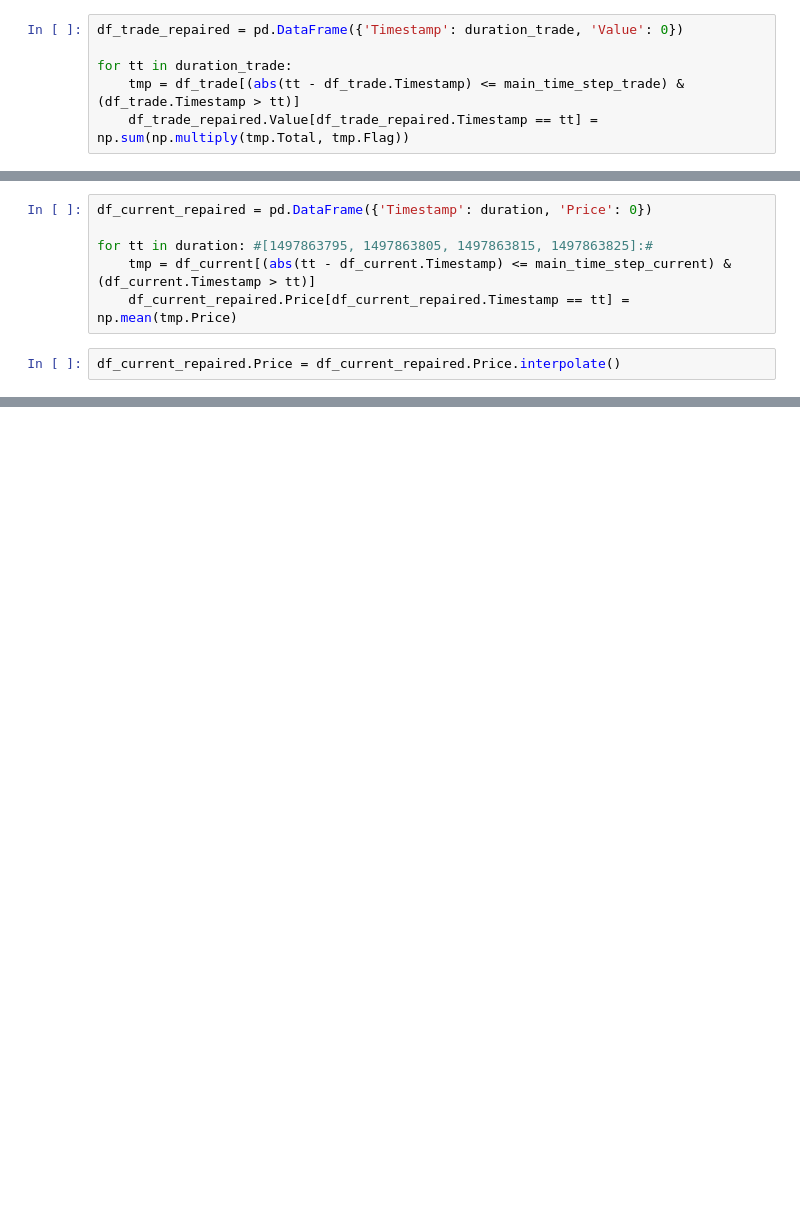
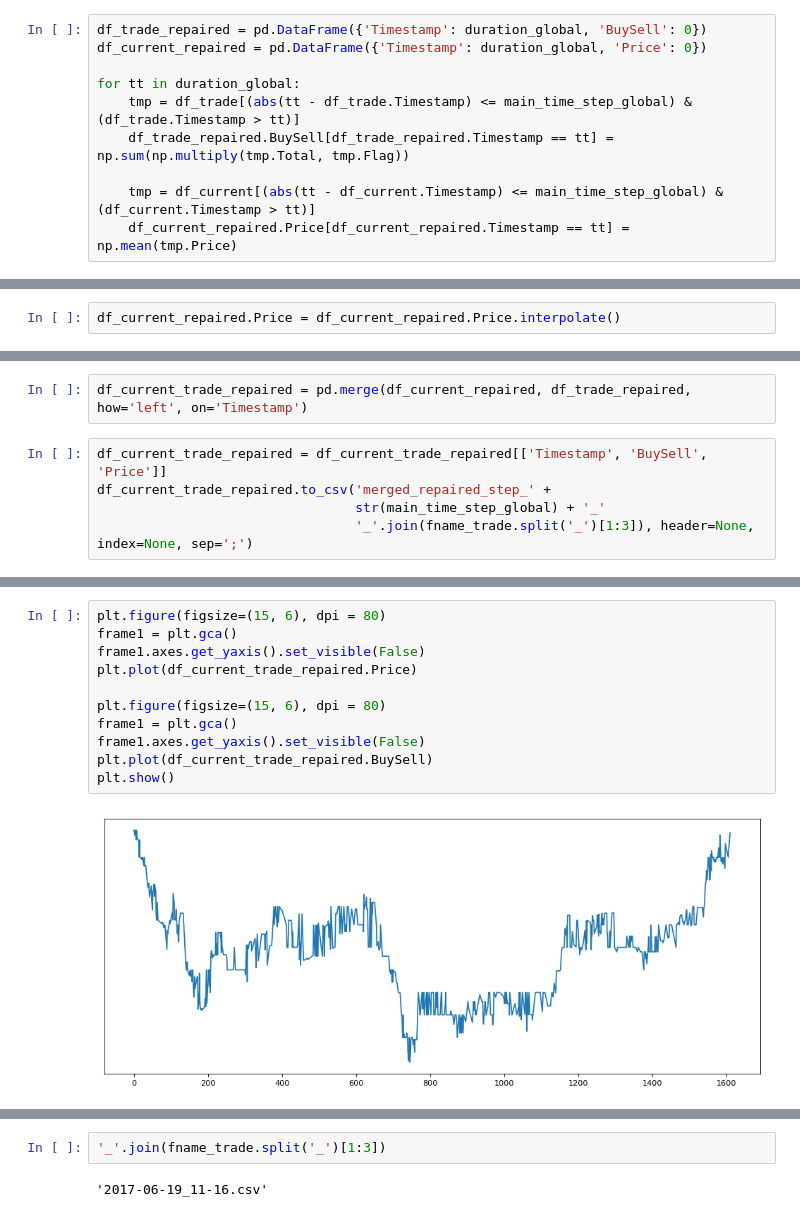
Before and after one commit to SupermanAdam007/current_trade_repair_csv, a Jupyter notebook: current_trade_repair_csv.ipynb, the cells around one changed output, grey strips where cells are left out. Saved outputs shown, nothing was run; the diff lists cells and outputs as text; blank space fills up the shorter version.

Commit message:
+ time sync

```diff
--- a/current_trade_repair_csv.ipynb
+++ b/current_trade_repair_csv.ipynb
@@ -40,6 +46,10 @@ duration_trade = list(range(int(timestamp_start_trade) - main_time_step_trade, i
 # %%
-df_trade_repaired = pd.DataFrame({'Timestamp': duration_trade, 'Value': 0})
+df_trade_repaired = pd.DataFrame({'Timestamp': duration_global, 'BuySell': 0})
+df_current_repaired = pd.DataFrame({'Timestamp': duration_global, 'Price': 0})
 
-for tt in duration_trade:
-    tmp = df_trade[(abs(tt - df_trade.Timestamp) <= main_time_step_trade) & (df_trade.Timestamp > tt)]
-    df_trade_repaired.Value[df_trade_repaired.Timestamp == tt] = np.sum(np.multiply(tmp.Total, tmp.Flag))
+for tt in duration_global:
+    tmp = df_trade[(abs(tt - df_trade.Timestamp) <= main_time_step_global) & (df_trade.Timestamp > tt)]
+    df_trade_repaired.BuySell[df_trade_repaired.Timestamp == tt] = np.sum(np.multiply(tmp.Total, tmp.Flag))
+
+    tmp = df_current[(abs(tt - df_current.Timestamp) <= main_time_step_global) & (df_current.Timestamp > tt)]
+    df_current_repaired.Price[df_current_repaired.Timestamp == tt] = np.mean(tmp.Price)
@@ -66,8 +63,2 @@ duration = list(range(int(timestamp_start) - main_time_step, int(timestamp_end),
-# %%
-df_current_repaired = pd.DataFrame({'Timestamp': duration, 'Price': 0})
-
-for tt in duration: #[1497863795, 1497863805, 1497863815, 1497863825]:#
-    tmp = df_current[(abs(tt - df_current.Timestamp) <= main_time_step_current) & (df_current.Timestamp > tt)]
-    df_current_repaired.Price[df_current_repaired.Timestamp == tt] = np.mean(tmp.Price)
 # %%
 df_current_repaired.Price = df_current_repaired.Price.interpolate()
@@ -99,0 +65,7 @@ duration_trade
+# %%
+df_current_trade_repaired = pd.merge(df_current_repaired, df_trade_repaired, how='left', on='Timestamp')
+# %%
+df_current_trade_repaired = df_current_trade_repaired[['Timestamp', 'BuySell', 'Price']]
+df_current_trade_repaired.to_csv('merged_repaired_step_' +
+                                 str(main_time_step_global) + '_'
+                                 '_'.join(fname_trade.split('_')[1:3]), header=None, index=None, sep=';')
@@ -99,0 +81,13 @@ duration_trade
+# %%
+plt.figure(figsize=(15, 6), dpi = 80)
+frame1 = plt.gca()
+frame1.axes.get_yaxis().set_visible(False)
+plt.plot(df_current_trade_repaired.Price)
+
+plt.figure(figsize=(15, 6), dpi = 80)
+frame1 = plt.gca()
+frame1.axes.get_yaxis().set_visible(False)
+plt.plot(df_current_trade_repaired.BuySell)
+plt.show()
+# %% [output]
+[figure, added]
@@ -99,0 +95,4 @@ duration_trade
+# %%
+'_'.join(fname_trade.split('_')[1:3])
+# %% [output]
+'2017-06-19_11-16.csv'
```
Also changed, not shown: parts of 15 cells of this notebook.
